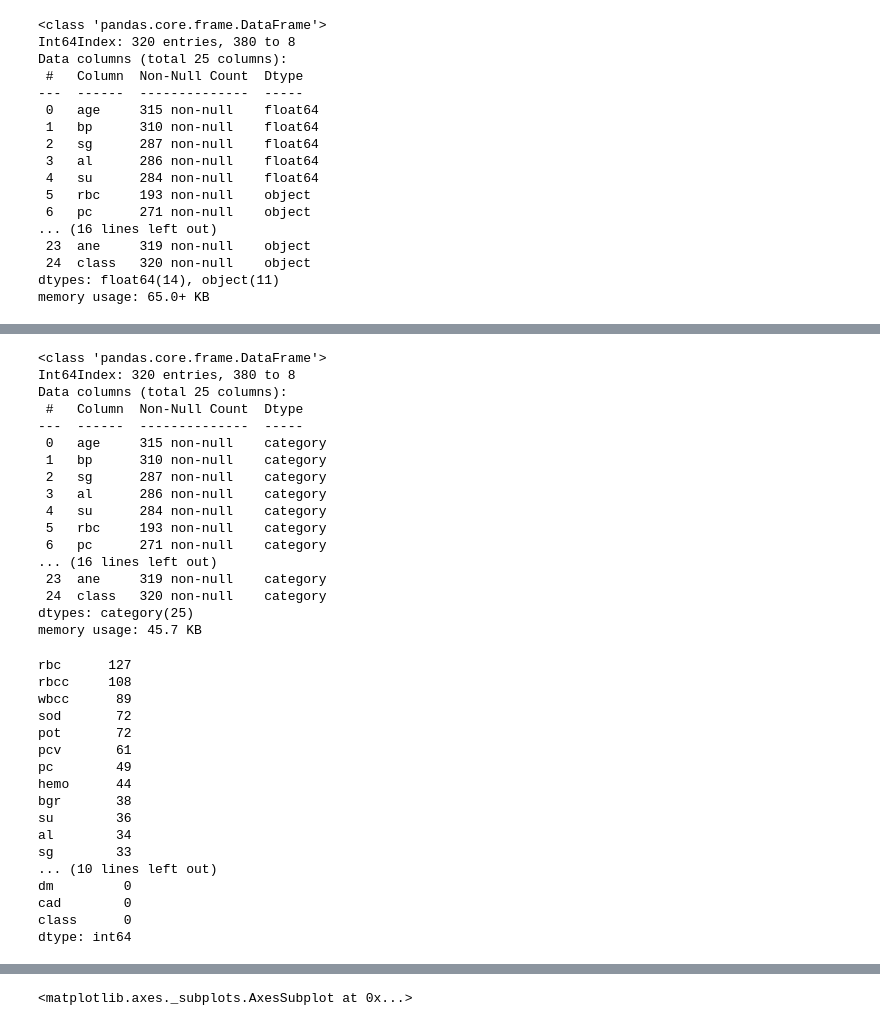
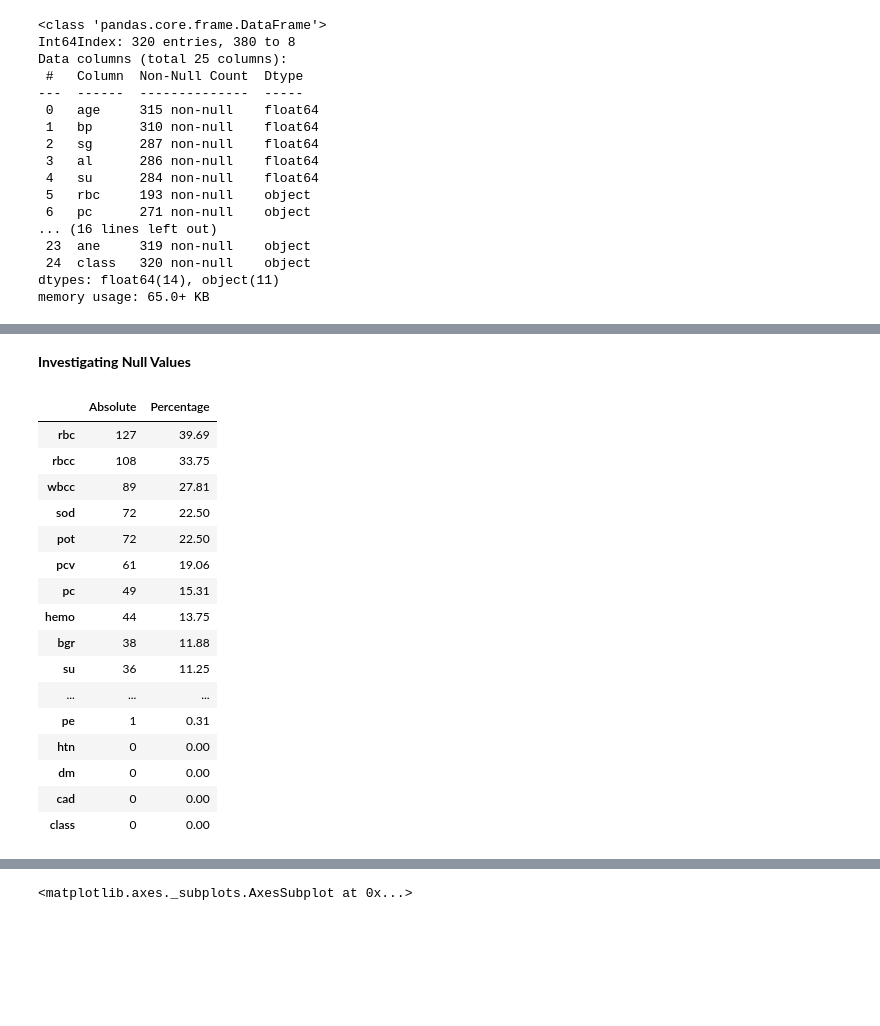
Before and after one commit to aj112358/CKD_ML_Classification, a Jupyter notebook: CKD_Project.ipynb, the cells around one changed output, grey strips where cells are left out. Cells and saved outputs as stored; diff of their text form; code cells hidden in the pictures; blank space fills up the shorter version.

```diff
--- a/CKD_Project.ipynb
+++ b/CKD_Project.ipynb
@@ -349,41 +326,28 @@ ckd = ckd.astype(dtype='category')
-# %%
-ckd.info()
-# %% [output]
-<class 'pandas.core.frame.DataFrame'>
-Int64Index: 320 entries, 380 to 8
-Data columns (total 25 columns):
- #   Column  Non-Null Count  Dtype
----  ------  --------------  -----
- 0   age     315 non-null    category
- 1   bp      310 non-null    category
- 2   sg      287 non-null    category
- 3   al      286 non-null    category
- 4   su      284 non-null    category
- 5   rbc     193 non-null    category
- 6   pc      271 non-null    category
-... (16 lines left out)
- 23  ane     319 non-null    category
- 24  class   320 non-null    category
-dtypes: category(25)
-memory usage: 45.7 KB
+# %% [markdown]
+**Investigating Null Values**
 # %%
-# How many null values.
-ckd.isnull().sum().sort_values(ascending=False)  #.sum()
+# How many null values for each attribute.
+
+absolute = ckd.isnull().sum().sort_values(ascending=False)
+percentage = round(ckd.isnull().sum() / 320 * 100, 2).sort_values(ascending=False)
+
+ckd_null_attributes = pd.DataFrame(data={"Absolute": absolute, "Percentage": percentage})
+ckd_null_attributes
 # %% [output]
-rbc      127
-rbcc     108
-wbcc      89
-sod       72
-pot       72
-pcv       61
-pc        49
-hemo      44
-bgr       38
-su        36
-al        34
-sg        33
-... (10 lines left out)
-dm         0
-cad        0
-class      0
-dtype: int64
+|  | Absolute | Percentage |
+| rbc | 127 | 39.69 |
+| rbcc | 108 | 33.75 |
+| wbcc | 89 | 27.81 |
+| sod | 72 | 22.50 |
+| pot | 72 | 22.50 |
+| pcv | 61 | 19.06 |
+| pc | 49 | 15.31 |
+| hemo | 44 | 13.75 |
+| bgr | 38 | 11.88 |
+| su | 36 | 11.25 |
+| ... | ... | ... |
+| pe | 1 | 0.31 |
+| htn | 0 | 0.00 |
+| dm | 0 | 0.00 |
+| cad | 0 | 0.00 |
+| class | 0 | 0.00 |
```
Also changed, not shown: parts of 16 cells of this notebook.
